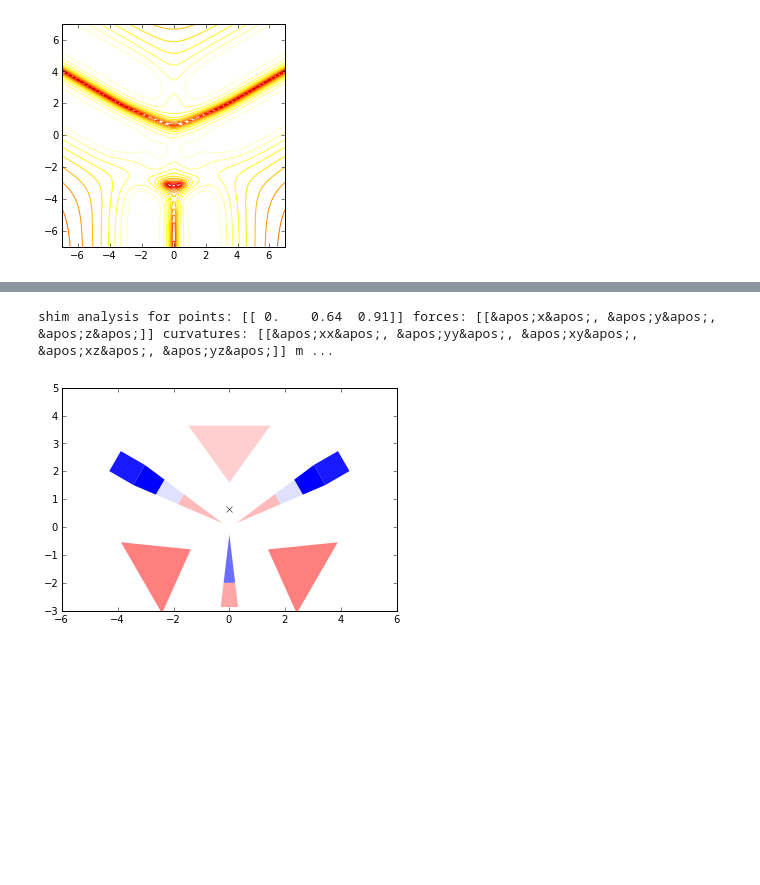
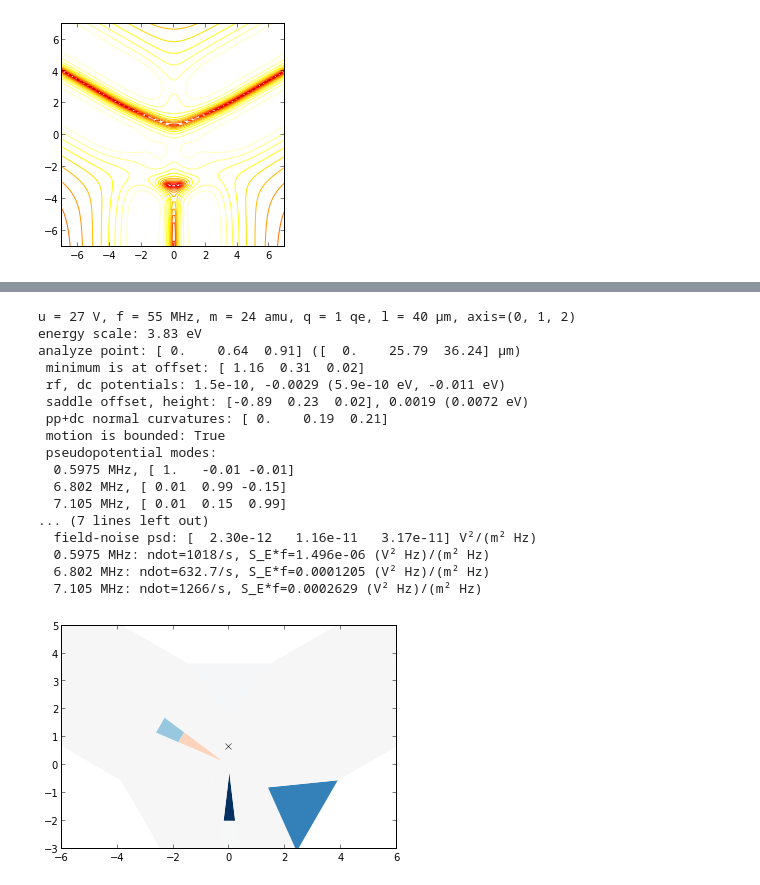
Before and after one commit to nist-ionstorage/electrode, a Jupyter notebook: notebooks/rfjunction.ipynb, the cells around one changed output, grey strips where cells are left out. Saved outputs shown, nothing was run; the diff lists cells and outputs as text; code cells hidden in the pictures; blank space fills up the shorter version.

```diff
--- a/notebooks/rfjunction.ipynb
+++ b/notebooks/rfjunction.ipynb
@@ -7,3 +90,10 @@ def rfjunction(l1, l2, a1, a2, a3):    a0 = 2*(2**.5-1)    b0 = 2.    rmax = 500
 # %%
-s = rfjunction(l1=3.7321851829486046, l2=3.0921935283018334,                a1=1.5968461727578884, a2=0.7563967699214798,                a3=0.2630201367283588)fig = plt.figure()ax = fig.add_subplot(1, 1, 1, aspect="equal")ax.set_xlim((-10,10))ax.set_ylim((-11,6))s.plot(ax)
+s = rfjunction(l1=3.7321851829486046, l2=3.0921935283018334,
+                a1=1.5968461727578884, a2=0.7563967699214798,
+                a3=0.2630201367283588)
+fig = plt.figure()
+ax = fig.add_subplot(1, 1, 1, aspect="equal")
+ax.set_xlim((-10,10))
+ax.set_ylim((-11,6))
+s.plot(ax, label="")
 # %% [output]
@@ -26,5 +193,49 @@ shim analysis for points: [[-8.    4.62  1.01]] forces: [[&apos;x&apos;, &apos;z
 # %%
-x0 = channel(0.) # center of b-c channelels = "a1 a2 a3 b1 b2 b3 b4 b5 c1 c2 c3 c4 c5".split()for line in s.analyze_shims([x0], electrodes=els, use_modes=True,    forces=["x y z".split()], curvatures=["xx yy xy xz yz".split()]):    if type(line) == type(""):        print lineforces, curvatures, us = line# add some xx curvaturefor eli, ui in zip(els, us[:, 3]):    s.electrode(eli).voltage_dc = .02*uifig = plt.figure()ax = fig.add_subplot(1, 1, 1, aspect="equal")ax.set_xlim((-6,6))ax.set_ylim((-3,5))s.plot_voltages(ax)ax.plot(x0[0], x0[1], "kx")l = 40e-6u = 27.m = 24*constants.atomic_massq = 1*constants.elementary_chargeo = 2*pi*55e6scale = (u*q/l/o)**2/(4*m) # rf pseudopotential energy scaledc_scale = scale/q # dc energy scalefor line in s.analyze_static(x0, l=l, u=u, o=o, m=m, q=q):    print line    # undo yy curvature at x0for eli, ui in zip(els, us[:, 2]):    s.electrode(eli).voltage_dc = .0
+x0 = channel(0.) # center of b-c channel
+els = "a1 a2 a3 b1 b2 b3 b4 b5 c1 c2 c3 c4 c5".split()
+us = s.shims([(x0, None, i) for i in "x y z xx yy yz".split()])
+
+# add some xx curvature
+for eli, ui in zip(els, us[:, 3]):
+    s.electrode(eli).dc = .02*ui
+
+fig = plt.figure()
+ax = fig.add_subplot(1, 1, 1, aspect="equal")
+ax.set_xlim((-6,6))
+ax.set_ylim((-3,5))
+s.plot_voltages(ax, label="")
+ax.plot(x0[0], x0[1], "kx")
+
+l = 40e-6
+u = 27.
+m = 24*constants.atomic_mass
+q = 1*constants.elementary_charge
+o = 2*pi*55e6
+scale = (u*q/l/o)**2/(4*m) # rf pseudopotential energy scale
+dc_scale = scale/q # dc energy scale
+
+for line in s.analyze_static(x0, l=l, u=u, o=o, m=m, q=q):
+    print line
+
+# undo yy curvature at x0
+for eli in els:
+    s.electrode(eli).dc = .0
 # %% [output]
-shim analysis for points: [[ 0.    0.64  0.91]] forces: [[&apos;x&apos;, &apos;y&apos;, &apos;z&apos;]] curvatures: [[&apos;xx&apos;, &apos;yy&apos;, &apos;xy&apos;, &apos;xz&apos;, &apos;yz&apos;]] m ...
+u = 27 V, f = 55 MHz, m = 24 amu, q = 1 qe, l = 40 µm, axis=(0, 1, 2)
+energy scale: 3.83 eV
+analyze point: [ 0.    0.64  0.91] ([  0.    25.79  36.24] µm)
+ minimum is at offset: [ 1.16  0.31  0.02]
+ rf, dc potentials: 1.5e-10, -0.0029 (5.9e-10 eV, -0.011 eV)
+ saddle offset, height: [-0.89  0.23  0.02], 0.0019 (0.0072 eV)
+ pp+dc normal curvatures: [ 0.    0.19  0.21]
+ motion is bounded: True
+ pseudopotential modes:
+  0.5975 MHz, [ 1.   -0.01 -0.01]
+  6.802 MHz, [ 0.01  0.99 -0.15]
+  7.105 MHz, [ 0.01  0.15  0.99]
+... (7 lines left out)
+  field-noise psd: [  2.30e-12   1.16e-11   3.17e-11] V²/(m² Hz)
+  0.5975 MHz: ndot=1018/s, S_E*f=1.496e-06 (V² Hz)/(m² Hz)
+  6.802 MHz: ndot=632.7/s, S_E*f=0.0001205 (V² Hz)/(m² Hz)
+  7.105 MHz: ndot=1266/s, S_E*f=0.0002629 (V² Hz)/(m² Hz)
-[figure, old version]
+[figure, new version]
```
Also changed, not shown: parts of 6 cells of this notebook, 3 other files.
